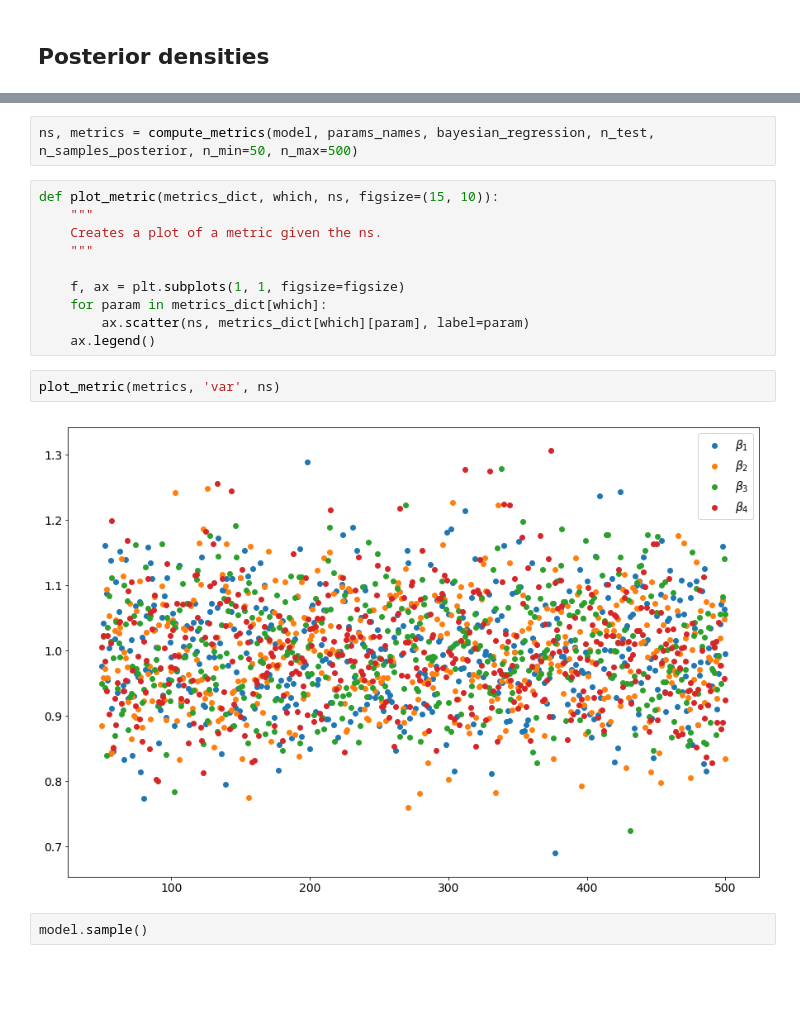
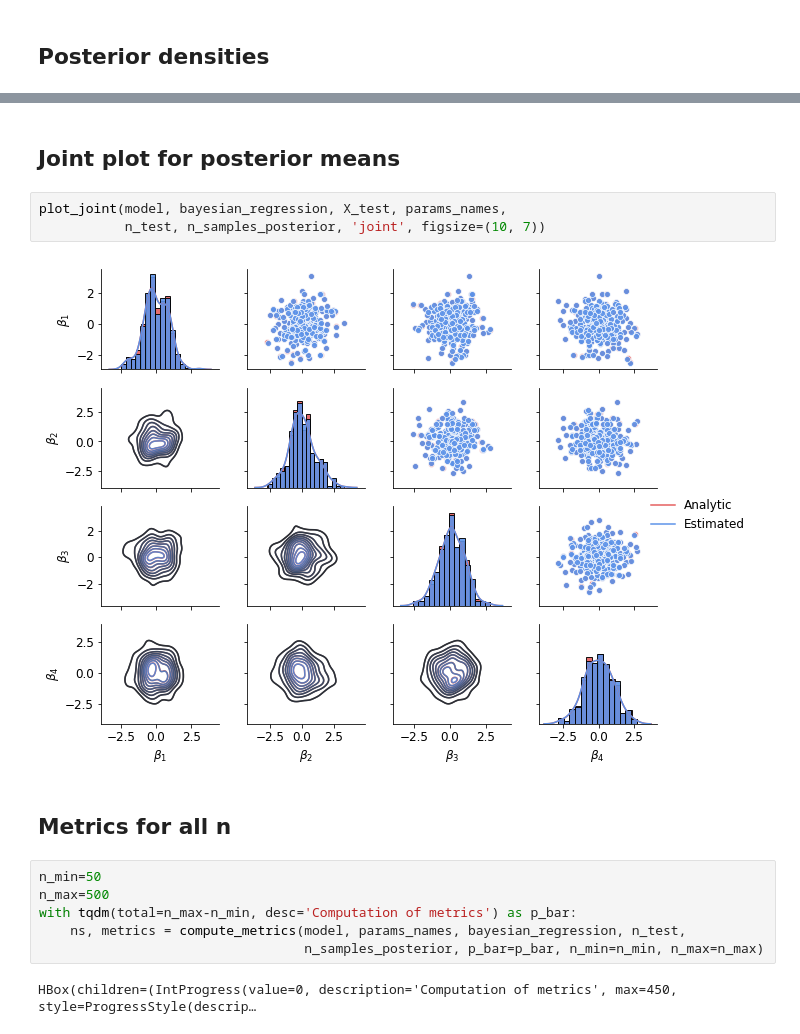
Before and after one commit to stefanradev93/cINN, a Jupyter notebook: 20190413_cINN_Bayesian_Regression_Final.ipynb, the cells around one changed output, grey strips where cells are left out. Drawn from its saved outputs; the diff is of its cells as text; blank space fills up the shorter version.

```diff
--- a/20190413_cINN_Bayesian_Regression_Final.ipynb
+++ b/20190413_cINN_Bayesian_Regression_Final.ipynb
@@ -418,18 +547,17 @@ plt.plot(ns, kls)
-# %%
-ns, metrics = compute_metrics(model, params_names, bayesian_regression, n_test, n_samples_posterior, n_min=50, n_max=500)
-# %%
-def plot_metric(metrics_dict, which, ns, figsize=(15, 10)):
-    """
-    Creates a plot of a metric given the ns.
-    """
-
-    f, ax = plt.subplots(1, 1, figsize=figsize)
-    for param in metrics_dict[which]:
-        ax.scatter(ns, metrics_dict[which][param], label=param)
-    ax.legend()
-# %%
-plot_metric(metrics, 'var', ns)
-# %% [output]
-[figure, removed]
-# %%
-model.sample()
+# %% [markdown]
+## Joint plot for posterior means
+# %%
+plot_joint(model, bayesian_regression, X_test, params_names,
+           n_test, n_samples_posterior, 'joint', figsize=(10, 7))
+# %% [output]
+[figure, added]
+# %% [markdown]
+## Metrics for all n
+# %%
+n_min=50
+n_max=500
+with tqdm(total=n_max-n_min, desc='Computation of metrics') as p_bar:
+    ns, metrics = compute_metrics(model, params_names, bayesian_regression, n_test,
+                                  n_samples_posterior, p_bar=p_bar, n_min=n_min, n_max=n_max)
+# %% [output]
+HBox(children=(IntProgress(value=0, description='Computation of metrics', max=450, style=ProgressStyle(descrip…
```
Also changed, not shown: parts of 22 cells of this notebook, 32 other files.
